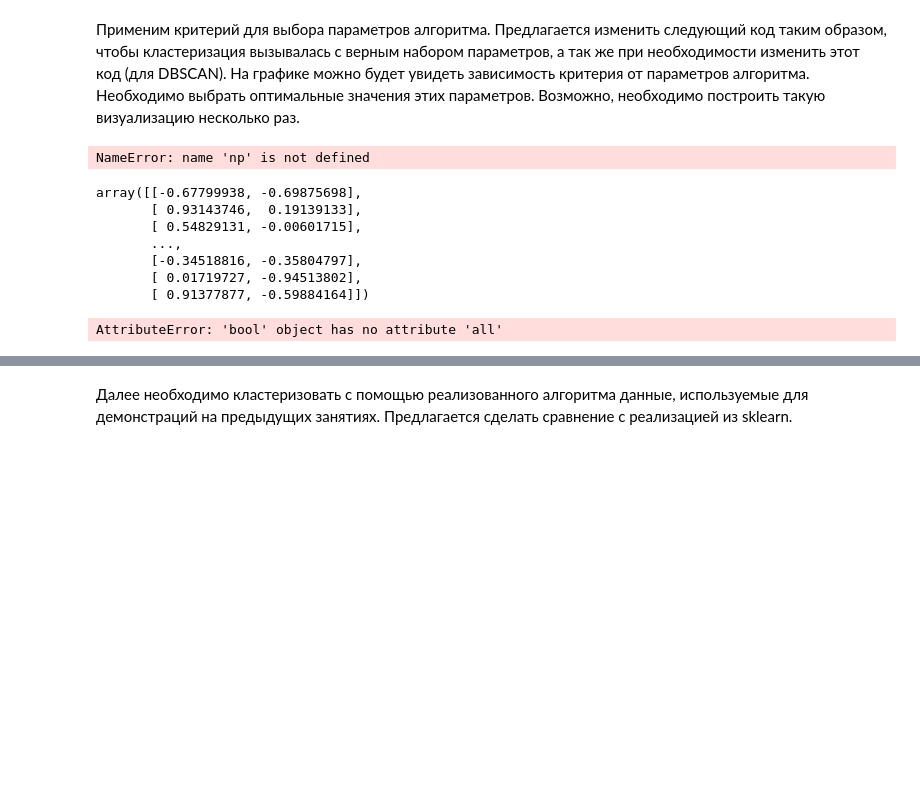
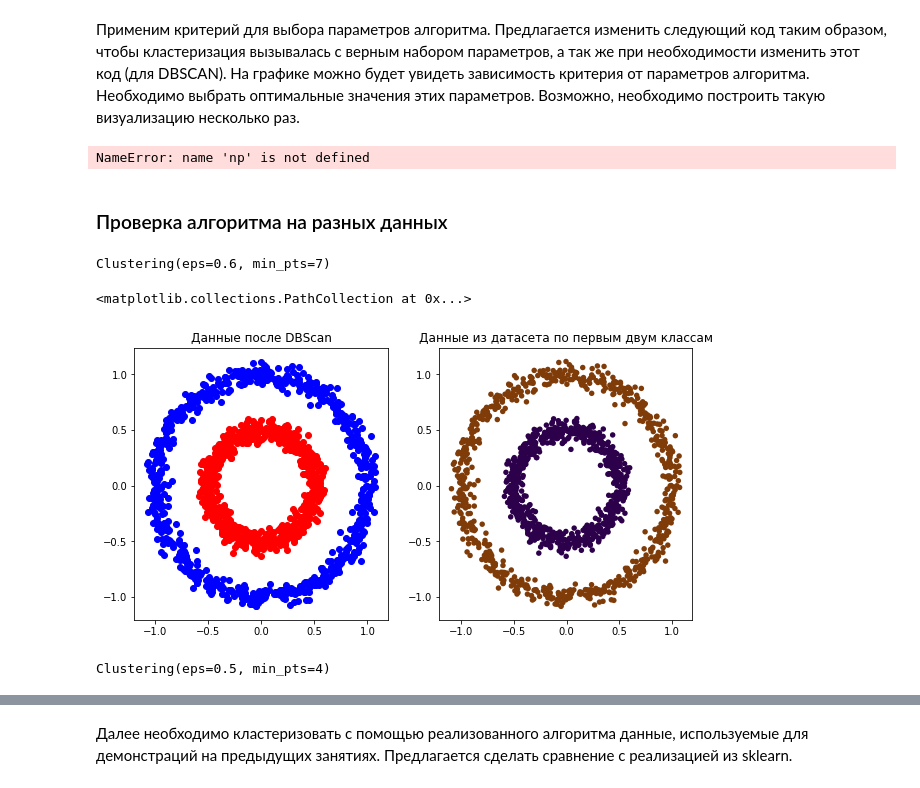
Before and after one commit to Albinamkh21/ds_hw, a Jupyter notebook: homework4_clustering.ipynb, the cells around one changed output, grey strips where cells are left out. Drawn from its saved outputs; the diff is of its cells as text; code cells hidden in the pictures; blank space fills up the shorter version.

Commit message:
Clustering add find eps

```diff
--- a/homework4_clustering.ipynb
+++ b/homework4_clustering.ipynb
@@ -50,10 +50,8 @@ class Clustering(BaseEstimator, ClusterMixin):
         NOISE = 0
         self.eps = eps
         self.min_pts = min_pts
-        self.clusters = {NOISE:np.empty([0,4])}
         self.indexes = {NOISE:[]}
-        self.clustered = np.empty([0,4])
-        self.visited = np.empty([0,4])
+
         self.C=0
         return
 
@@ -63,6 +61,10 @@ class Clustering(BaseEstimator, ClusterMixin):
         """
         NOISE = 0
         self.x_len = len(X)
+        self.features_count = X.shape[1]
+        self.clusters = {NOISE:np.empty([0,self.features_count])}
+        self.clustered = np.empty([0,self.features_count])
+        self.visited = np.empty([0,self.features_count])
 
         for i,x in enumerate(X):
             if  (self.visited == x).all(1).any() == True:
@@ -76,7 +78,7 @@ class Clustering(BaseEstimator, ClusterMixin):
             else:
                 self.C += 1
                 if self.C not in self.clusters:
-                    self.clusters[self.C] = np.empty([0,4])
+                    self.clusters[self.C] = np.empty([0,self.features_count])
                     self.indexes[self.C] = []
                 self.indexes[self.C].append(i)
                 #print("Запоняем кластер %s x =  %s, index  = %s " % (self.C,x,i) )
@@ -100,7 +102,7 @@ class Clustering(BaseEstimator, ClusterMixin):
 
             x1 = nbr[i]
             self.visited = np.vstack((self.visited,x1))
-            nbr1 = self.find_neighbours(x1.reshape(1,4), X)
+            nbr1 = self.find_neighbours(x1.reshape(1,self.features_count), X)
 
             if len(nbr1) >= self.min_pts:
                 for elem in nbr1:
@@ -122,7 +124,7 @@ class Clustering(BaseEstimator, ClusterMixin):
         distancies, ind = tree.query(x, k=self.min_pts+3)
         ind = ind.ravel()
         distancies = distancies.ravel()
-        neibs = np.empty([0,4])
+        neibs = np.empty([0,self.features_count])
         for i,neighbour in enumerate(ind):
             if distancies[i] < self.eps:
                 neibs = np.vstack((neibs,X[neighbour]))
@@ -157,11 +159,9 @@ class Clustering(BaseEstimator, ClusterMixin):
         for i,x in enumerate(X):
             self.visited = np.vstack((self.visited,x))
             nbr = self.find_neighbours_dist(X[i:i+1],X,k+1) # set of neighbours
-
             dist_total = 0
             for dist in nbr[:k+1]:
                 dist_total  = dist_total + dist
-
             mean_dist = dist_total/k
             distancies.append(mean_dist)
         return sorted(distancies)
@@ -247,20 +249,33 @@ pl.grid()
 pl.show()
 # %% [output]
 NameError: name 'np' is not defined
-# %%
-noisy_circles[0]
-# %% [output]
-array([[-0.67799938, -0.69875698],
-       [ 0.93143746,  0.19139133],
-       [ 0.54829131, -0.00601715],
-       ...,
-       [-0.34518816, -0.35804797],
-       [ 0.01719727, -0.94513802],
-       [ 0.91377877, -0.59884164]])
+# %% [markdown]
+### Проверка алгоритма на разных данных
+# %%
+X_circles = np.asarray(noisy_circles[0])
+model = Clustering(eps=0.6, min_pts=7)
+model.fit(X_circles)
+# %% [output]
+Clustering(eps=0.6, min_pts=7)
+# %%
+plt.figure(figsize=(10, 5))
+fig1 = plt.subplot(1, 2, 1)
+plt.gca().set_title('Данные после DBScan')
+plt.scatter(model.clusters[1][:,0],model.clusters[1][:,1], c='b')
+plt.scatter(model.clusters[2][:,0],model.clusters[2][:,1], c='r')
+plt.scatter(model.clusters[0][:,0],model.clusters[0][:,1], c='g')
+
+
+fig2 = plt.subplot(1, 2, 2)
+plt.gca().set_title('Данные из датасета по первым двум классам')
+plt.subplot(1, 2, 2)
+plt.scatter(X_circles[:, 0], X_circles[:, 1], c=noisy_circles[1], cmap=pl.cm.PuOr, lw=0, s=30)
+# %% [output]
+<matplotlib.collections.PathCollection at 0x...>
+[figure, added]
 # %%
-
-
-model = Clustering( eps=0.5, min_pts=4)
-model.fit(noisy_circles[0])
+X_moons = np.asarray(noisy_moons[0])
+model = Clustering(eps=0.5, min_pts=4)
+model.fit(X_moons)
 # %% [output]
-AttributeError: 'bool' object has no attribute 'all'
+Clustering(eps=0.5, min_pts=4)
```
Also changed, not shown: parts of 9 cells of this notebook.
